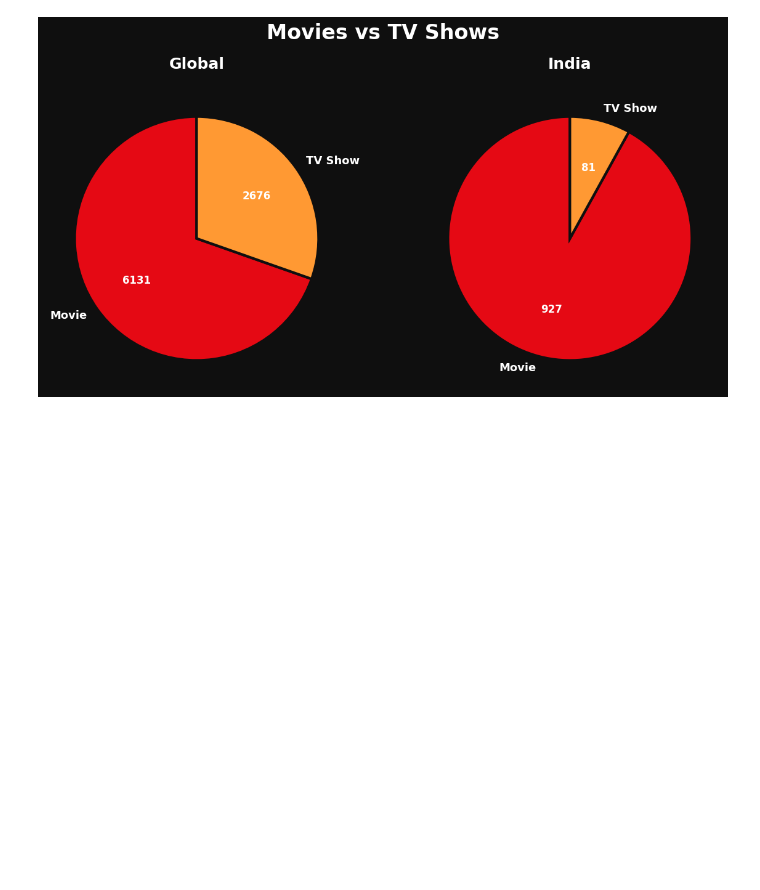
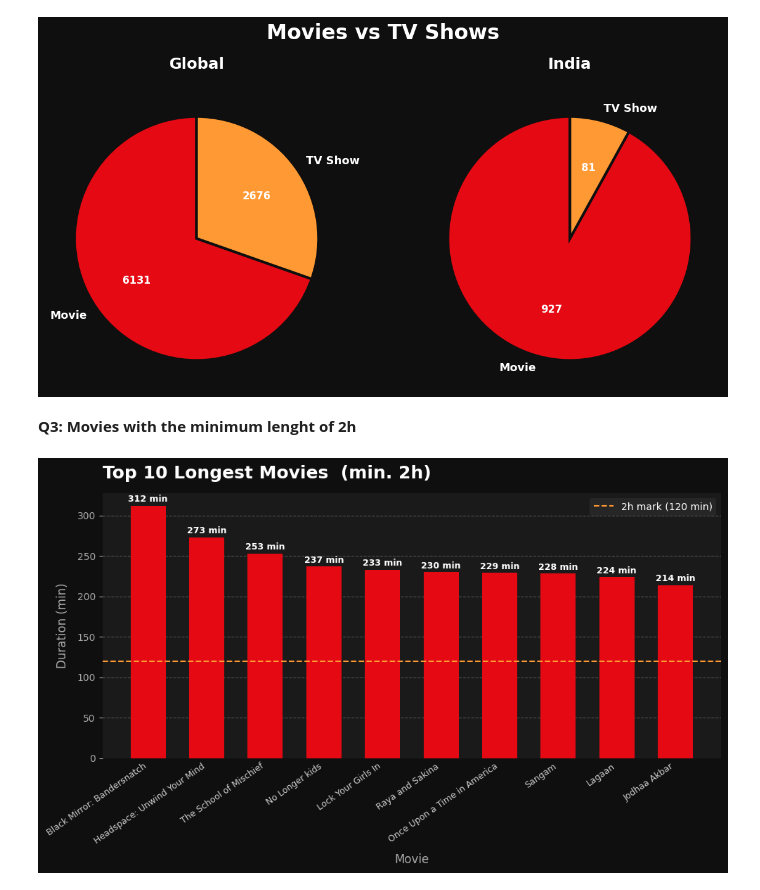
Before and after one commit to Abhaypanchal5/Data-Analytics-Portfolio, a Jupyter notebook: 04_End-To-End-Project/Netflix Analysis/NoteBook/notebook.ipynb, the cells around one changed output. Cells and saved outputs as stored; diff of their text form; code cells hidden in the pictures; blank space fills up the shorter version.

```diff
--- a/04_End-To-End-Project/Netflix Analysis/NoteBook/notebook.ipynb
+++ b/04_End-To-End-Project/Netflix Analysis/NoteBook/notebook.ipynb
@@ -274,3 +274,56 @@ plt.tight_layout()
 plt.show()
 # %% [output]
 [figure]
+# %% [markdown]
+**Q3: Movies with the minimum lenght of 2h**
+# %%
+df_movie = df_copy[df_copy['type'] == 'Movie'].copy()
+df_movie['duration_min'] = df_movie['duration'].str.replace(' min', '')
+df_movie = df_movie[~df_movie['duration_min'].str.contains('Season', na=False)]
+df_movie['duration_min'] = df_movie['duration_min'].astype('int')
+
+df_working_movies = df_movie[df_movie['duration_min'] >= 120]
+df_working_movies = df_working_movies.sort_values(ascending=False, by='duration_min').head(10)
+
+# ── Plot ───────────────────────────────────────────────────────
+fig, ax = plt.subplots(figsize=(10, 6), facecolor='#0F0F0F')
+ax.set_facecolor('#1A1A1A')
+
+bars = ax.bar(df_working_movies['title'], df_working_movies['duration_min'],
+              width=0.6, color='#E50914', edgecolor='none', zorder=3)
+
+# value labels
+for bar in bars:
+    ax.text(bar.get_x() + bar.get_width() / 2,
+            bar.get_height() + 2,
+            f"{int(bar.get_height())} min",
+            ha='center', va='bottom',
+            fontsize=9, color='white', weight='bold')
+
+# 2h reference line
+ax.axhline(y=120, color='#FF9933', linewidth=1.5,
+           linestyle='--', zorder=4, label='2h mark (120 min)')
+ax.legend(facecolor='#2A2A2A', edgecolor='none',
+          labelcolor='white', fontsize=10)
+
+ax.set_title("Top 10 Longest Movies  (min. 2h)", fontsize=18,
+             weight='bold', color='white', loc='left', pad=15)
+ax.set_xlabel("Movie", fontsize=12, color='#AAAAAA', labelpad=8)
+ax.set_ylabel("Duration (min)", fontsize=12, color='#AAAAAA', labelpad=8)
+
+ax.set_xticks(range(len(df_working_movies)))
+ax.set_xticklabels(df_working_movies['title'].values,
+                   rotation=35, ha='right', fontsize=9, color='#CCCCCC')
+
+ax.tick_params(axis='y', colors='#AAAAAA')
+ax.tick_params(axis='x', length=0)
+ax.yaxis.grid(True, linestyle='--', alpha=0.25, color='white', zorder=0)
+ax.set_axisbelow(True)
+
+for spine in ax.spines.values():
+    spine.set_visible(False)
+
+plt.tight_layout()
+plt.show()
+# %% [output]
+[figure, added]
```
